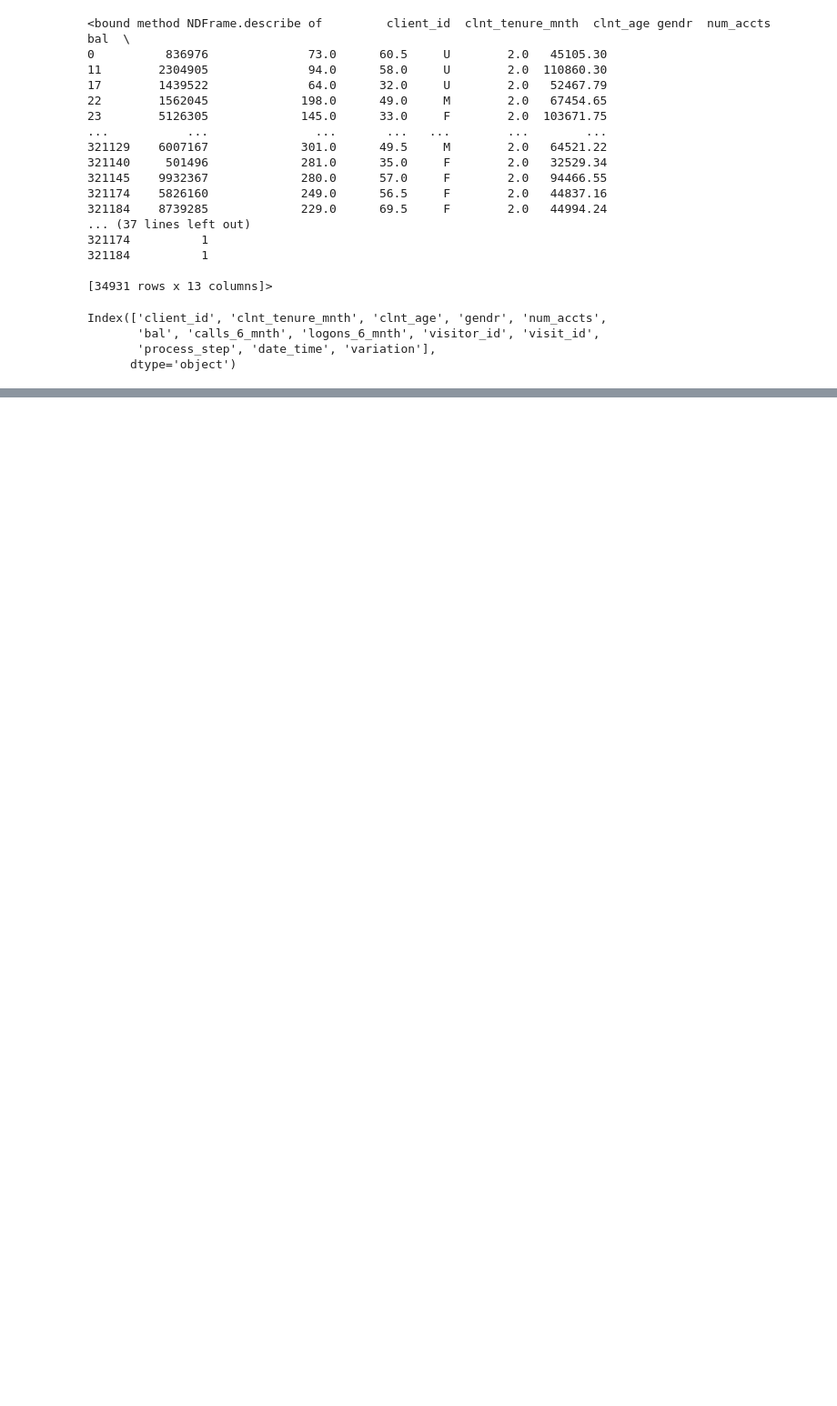
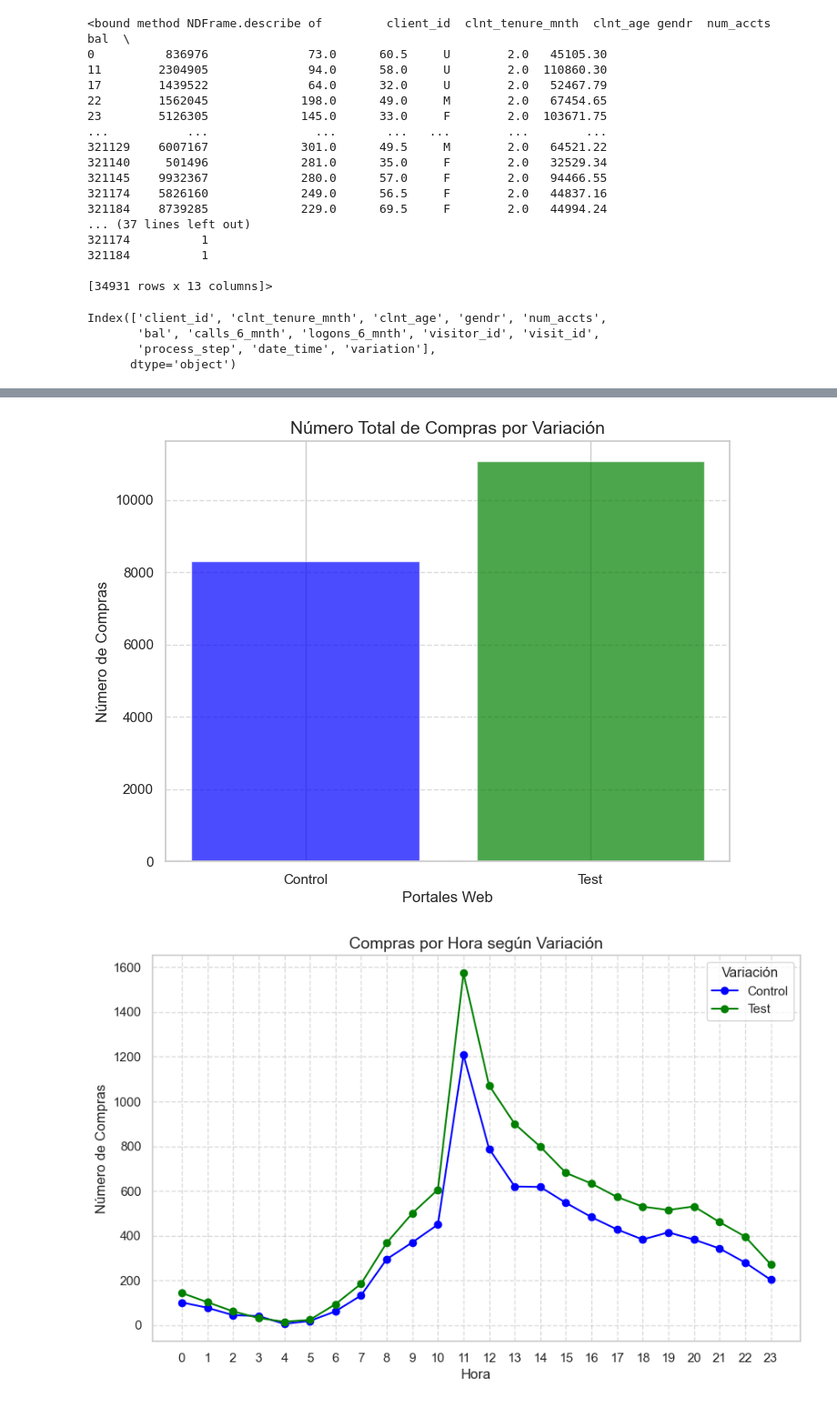
Before and after one commit to ivanalonsom/Project5_EDA_Inferential_Stats, a Jupyter notebook: main.ipynb, the cells around one changed output, grey strips where cells are left out. Shown: that part at 91% size. Saved outputs shown, nothing was run; the diff lists cells and outputs as text; code cells hidden in the pictures; blank space fills up the shorter version.

```diff
--- a/main.ipynb
+++ b/main.ipynb
@@ -479,0 +738,16 @@ resumen
+# %%
+# Filtrar solo las compras finalizadas
+df_purchases = df_all_no_duplicates[df_all_no_duplicates['finalizo_compra'] == 1]
+
+# Agrupar por la columna 'variation' para contar el número de compras realizadas por cada grupo
+purchase_counts = df_purchases.groupby('variation').size()
+
+# Mostrar los resultados
+print("Número de compras por cada variación:")
+print(purchase_counts)
+
+# Si deseas analizar por hora también
+hourly_purchases = df_purchases.groupby(['variation', 'hour']).size().unstack()
+# Mostrar los resultados por hora
+print("\nNúmero de compras por hora según variación:")
+print(hourly_purchases)
@@ -479,0 +773,25 @@ resumen
+# %%
+# Gráfico de barras para el número total de compras por variación
+plt.figure(figsize=(8, 6))
+plt.bar(purchase_counts.index, purchase_counts.values, color=['blue', 'green'], alpha=0.7)
+plt.title("Número Total de Compras por Variación", fontsize=14)
+plt.xlabel("Portales Web", fontsize=12)
+plt.ylabel("Número de Compras", fontsize=12)
+plt.xticks([0, 1], labels=["Control", "Test"])
+plt.grid(axis='y', linestyle='--', alpha=0.7)
+plt.show()
+
+# Gráfico de líneas para el número de compras por hora y por variación
+plt.figure(figsize=(10, 6))
+plt.plot(hourly_purchases.columns, hourly_purchases.loc[0], label='Control', color='blue', marker='o')
+plt.plot(hourly_purchases.columns, hourly_purchases.loc[1], label='Test', color='green', marker='o')
+plt.title("Compras por Hora según Variación", fontsize=14)
+plt.xlabel("Hora", fontsize=12)
+plt.ylabel("Número de Compras", fontsize=12)
+plt.legend(title="Variación")
+plt.grid(True, linestyle='--', alpha=0.7)
+plt.xticks(hourly_purchases.columns)
+plt.show()
+# %% [output]
+[figure, added]
+[figure, added]
```
Also changed, not shown: parts of 28 cells of this notebook.
